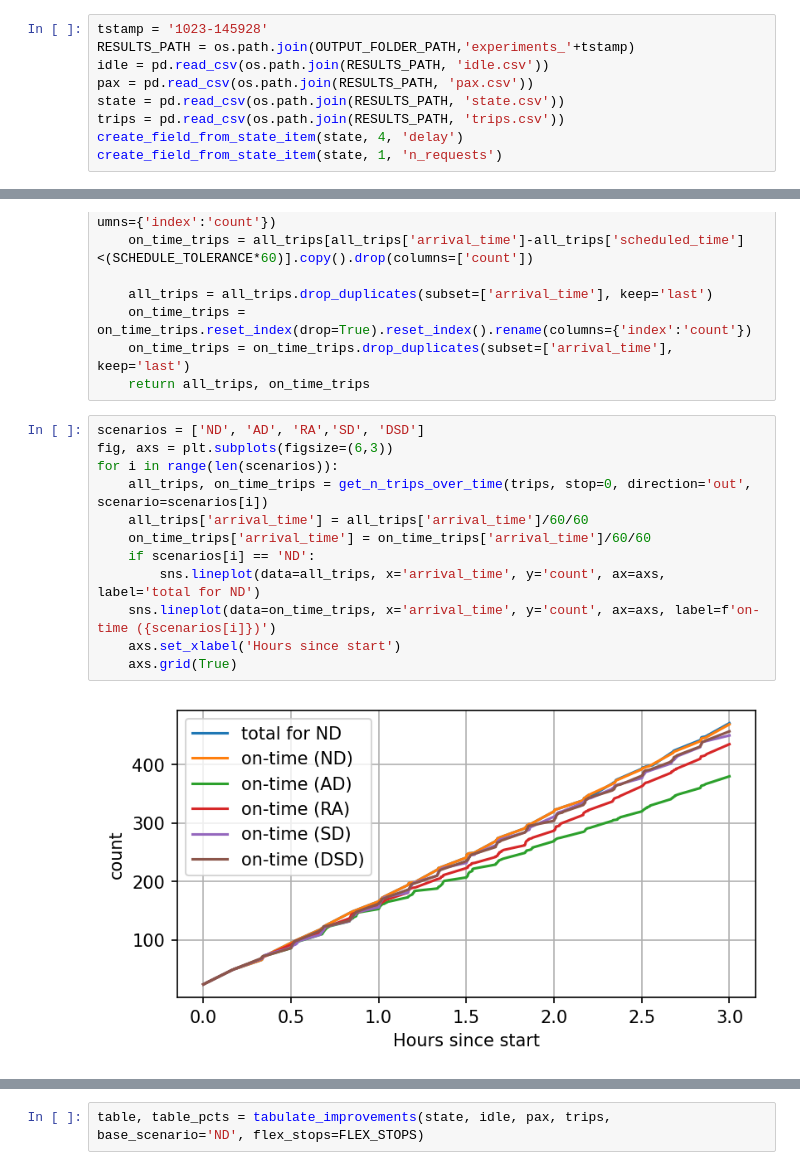
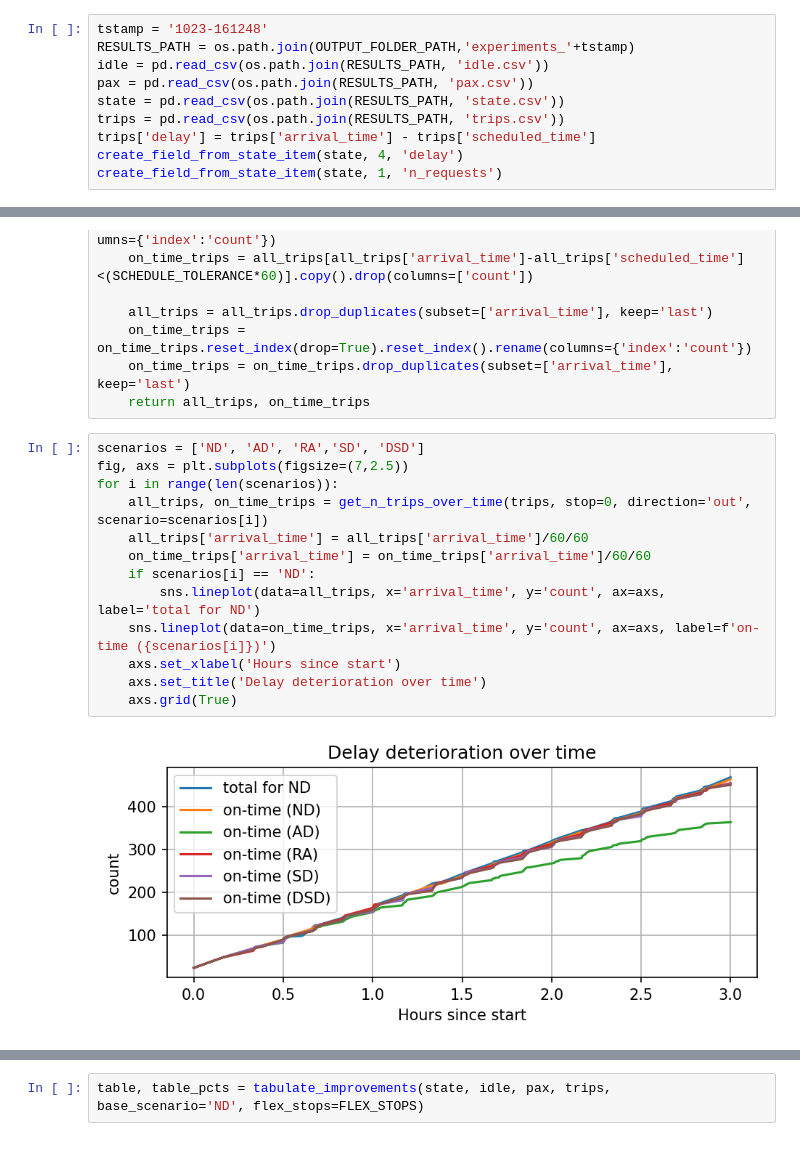
Before and after one commit to joerovar/flex-bus-sim, a Jupyter notebook: test.ipynb, the cells around one changed output, grey strips where cells are left out. Drawn from its saved outputs; the diff is of its cells as text.

```diff
--- a/test.ipynb
+++ b/test.ipynb
@@ -7,11 +22,12 @@ import os
 # %% [markdown]
 ### all scenarios
 # %%
-tstamp = '1023-145928'
+tstamp = '1023-161248'
 RESULTS_PATH = os.path.join(OUTPUT_FOLDER_PATH,'experiments_'+tstamp)
 idle = pd.read_csv(os.path.join(RESULTS_PATH, 'idle.csv'))
 pax = pd.read_csv(os.path.join(RESULTS_PATH, 'pax.csv'))
 state = pd.read_csv(os.path.join(RESULTS_PATH, 'state.csv'))
 trips = pd.read_csv(os.path.join(RESULTS_PATH, 'trips.csv'))
+trips['delay'] = trips['arrival_time'] - trips['scheduled_time']
 create_field_from_state_item(state, 4, 'delay')
 create_field_from_state_item(state, 1, 'n_requests')
@@ -42,18 +99,19 @@ def get_n_trips_over_time(data, stop=0, direction='out', scenario='DN'):
     return all_trips, on_time_trips
 # %%
 scenarios = ['ND', 'AD', 'RA','SD', 'DSD']
-fig, axs = plt.subplots(figsize=(6,3))
+fig, axs = plt.subplots(figsize=(7,2.5))
 for i in range(len(scenarios)):
     all_trips, on_time_trips = get_n_trips_over_time(trips, stop=0, direction='out', scenario=scenarios[i])
     all_trips['arrival_time'] = all_trips['arrival_time']/60/60
     on_time_trips['arrival_time'] = on_time_trips['arrival_time']/60/60
     if scenarios[i] == 'ND':
         sns.lineplot(data=all_trips, x='arrival_time', y='count', ax=axs, label='total for ND')
     sns.lineplot(data=on_time_trips, x='arrival_time', y='count', ax=axs, label=f'on-time ({scenarios[i]})')
     axs.set_xlabel('Hours since start')
+    axs.set_title('Delay deterioration over time')
     axs.grid(True)
 # %% [output]
-[figure, old version]
+[figure, new version]
 # %%
 state.groupby(['scenario'])['action'].sum()
 # %% [output]
```
Also changed, not shown: parts of 10 cells of this notebook, 1 other file.
